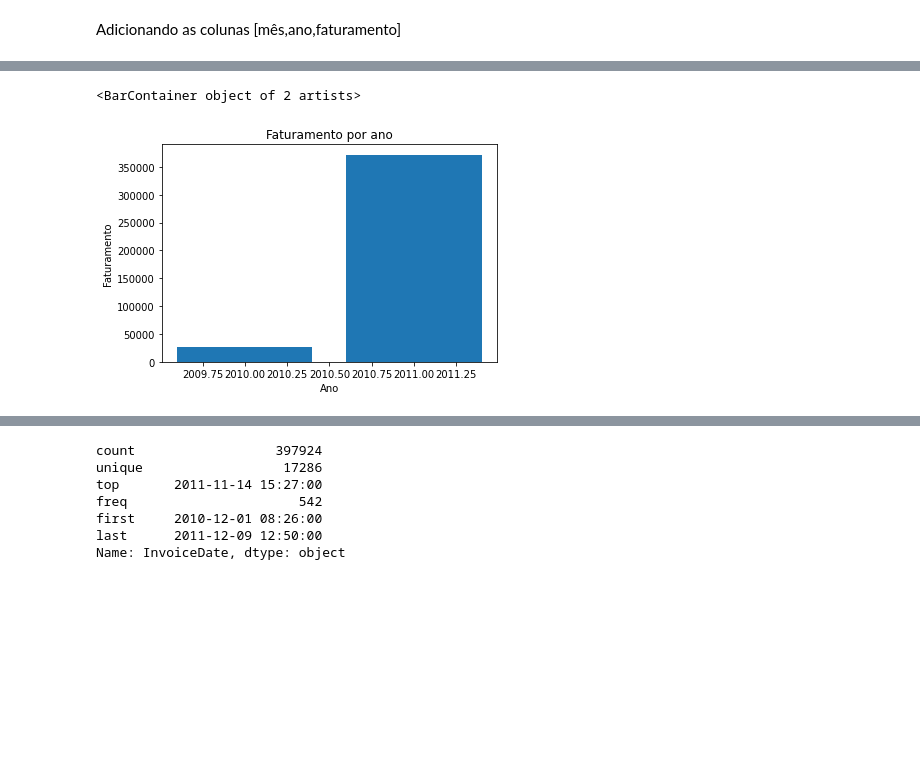
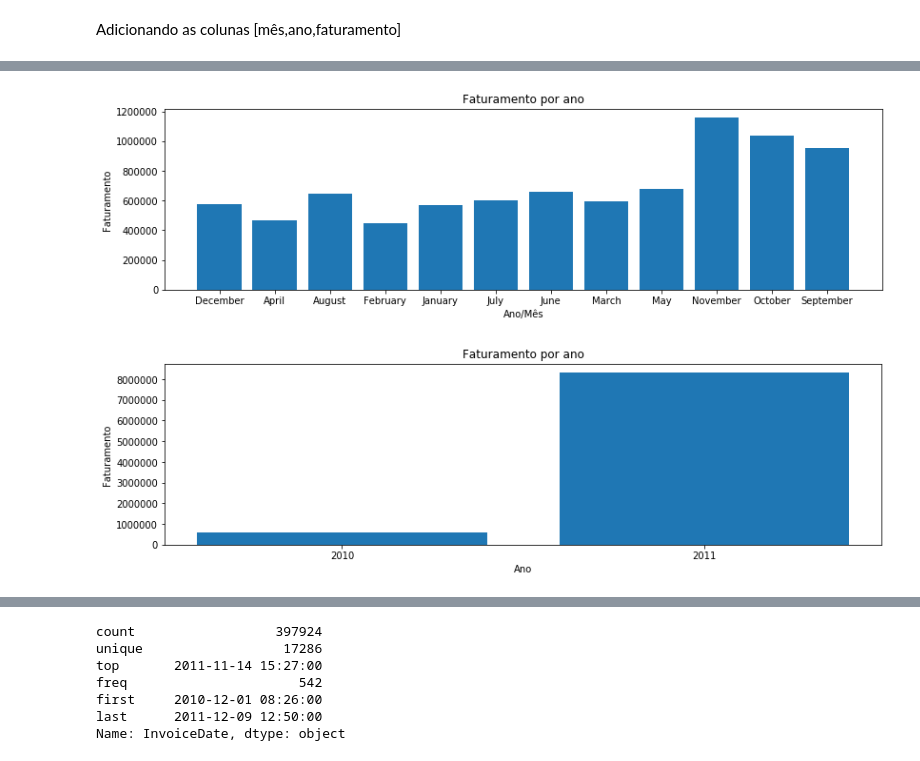
Before and after one commit to aleffelex/ClientSegmentation, a Jupyter notebook: CustomerSegmentation.ipynb, the cells around one changed output, grey strips where cells are left out. Cells and saved outputs as stored; diff of their text form; code cells hidden in the pictures; blank space fills up the shorter version.

```diff
--- a/CustomerSegmentation.ipynb
+++ b/CustomerSegmentation.ipynb
@@ -108,9 +122,24 @@ data.head()
+# %%
+data['invoice_year/invoice_month'] = data['invoice_year'].astype(str) + '/' + pd.to_datetime(data['InvoiceDate']).dt.month.astype(str)
+# %%
+orders = data.groupby(by=['invoice_year','invoice_month'], as_index=False)['revenue'].sum()
+plt.title('Faturamento por ano')
+plt.xlabel('Ano/Mês')
+plt.ylabel('Faturamento')
+plt.bar(orders.invoice_month.astype(str), orders.revenue)
+
+fig = plt.gcf()
+fig.set_size_inches(13.5, 3.5)
+# %% [output]
+[figure, added]
 # %%
-orders = data.groupby(by=['invoice_year'], as_index=False)['revenue'].count()
+orders = data.groupby(by=['invoice_year'], as_index=False)['revenue'].sum()
 plt.title('Faturamento por ano')
 plt.xlabel('Ano')
 plt.ylabel('Faturamento')
-plt.bar(orders.invoice_year, orders.revenue)
+plt.bar(orders.invoice_year.astype(str), orders.revenue)
+
+fig = plt.gcf()
+fig.set_size_inches(13.5, 3.5)
 # %% [output]
-<BarContainer object of 2 artists>
-[figure, old version]
+[figure, new version]
```
Also changed, not shown: parts of 12 cells of this notebook.
